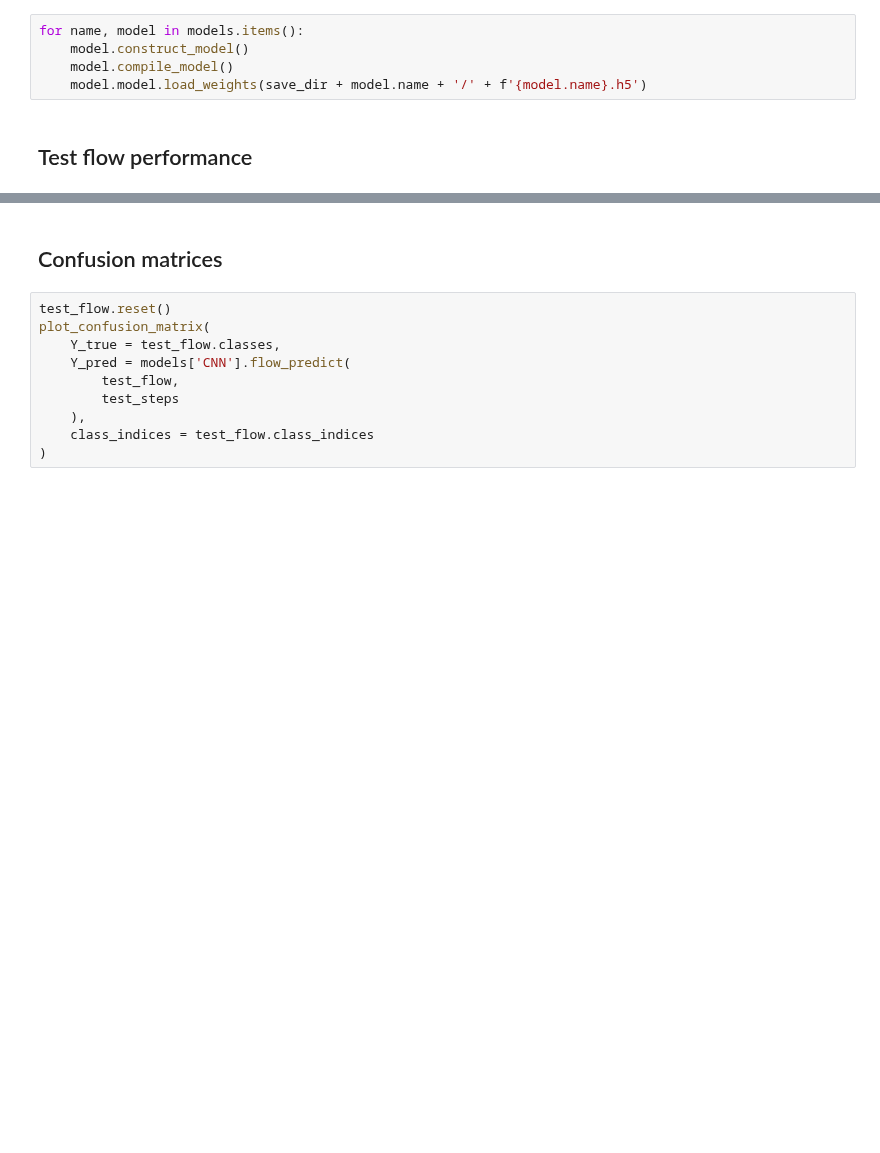
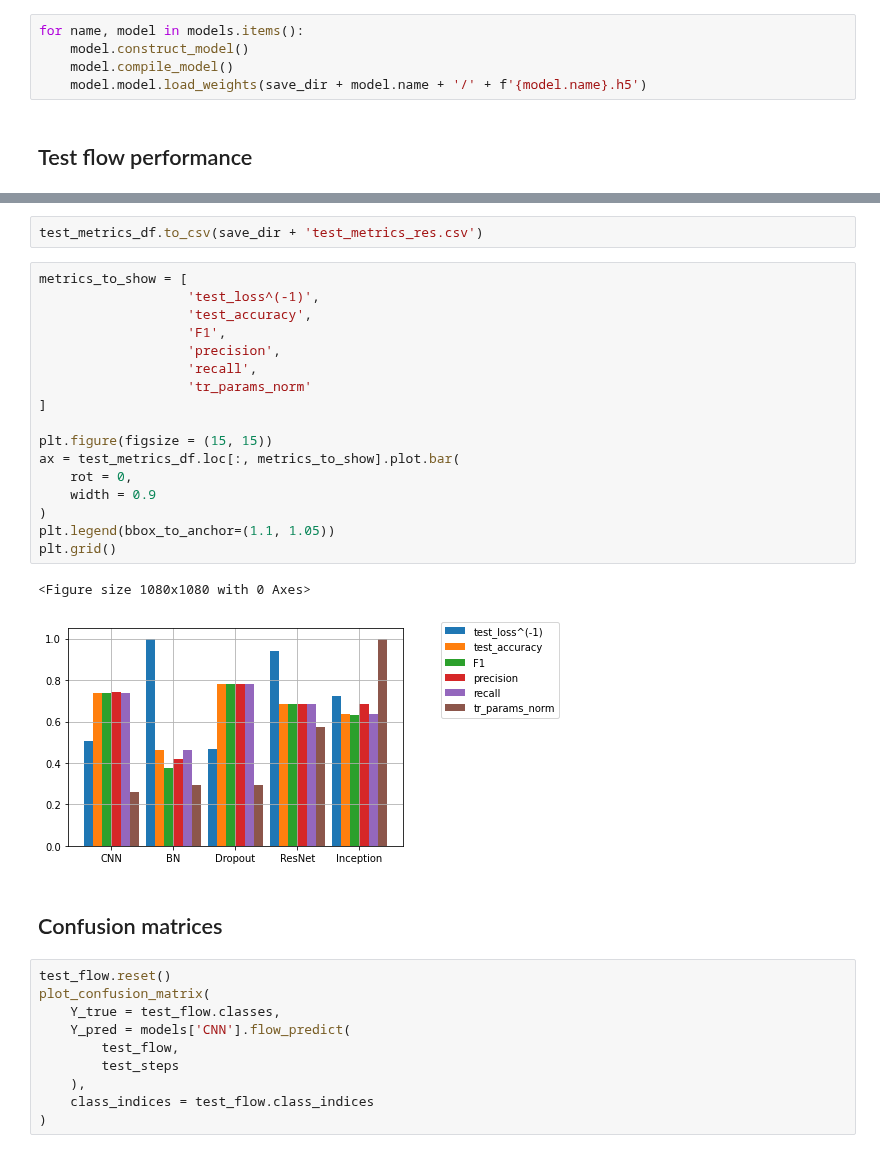
Before and after one commit to PashaIanko/Covid19Classifier, a Jupyter notebook: main.ipynb, the cells around one changed output, grey strips where cells are left out. Saved outputs shown, nothing was run; the diff lists cells and outputs as text; blank space fills up the shorter version.

```diff
--- a/main.ipynb
+++ b/main.ipynb
@@ -650,3 +740,25 @@ plt.grid()
+# %%
+test_metrics_df.to_csv(save_dir + 'test_metrics_res.csv')
+# %%
+metrics_to_show = [
+                   'test_loss^(-1)',
+                   'test_accuracy',
+                   'F1',
+                   'precision',
+                   'recall',
+                   'tr_params_norm'
+]
+
+plt.figure(figsize = (15, 15))
+ax = test_metrics_df.loc[:, metrics_to_show].plot.bar(
+    rot = 0,
+    width = 0.9
+)
+plt.legend(bbox_to_anchor=(1.1, 1.05))
+plt.grid()
+# %% [output]
+<Figure size 1080x1080 with 0 Axes>
+[figure, added]
 # %% [markdown]
 ## Confusion matrices
 # %%
```
Also changed, not shown: parts of 33 cells of this notebook.
